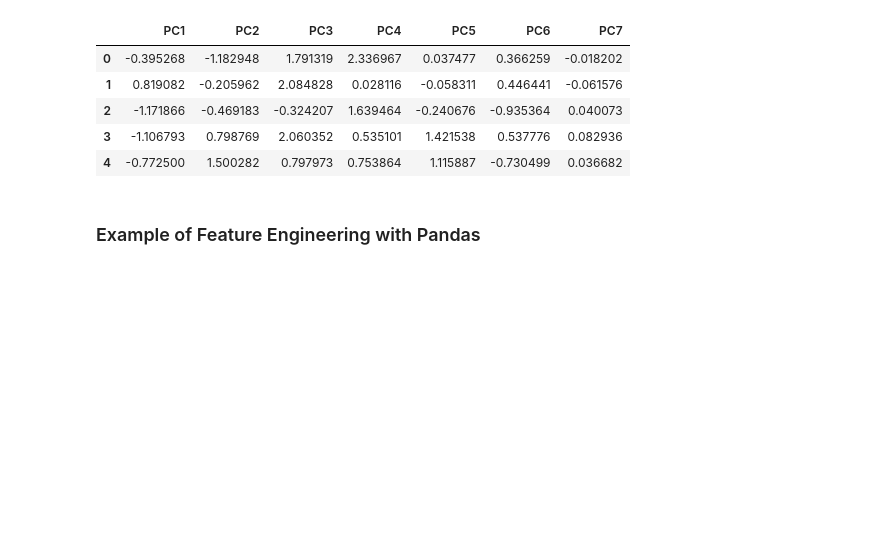
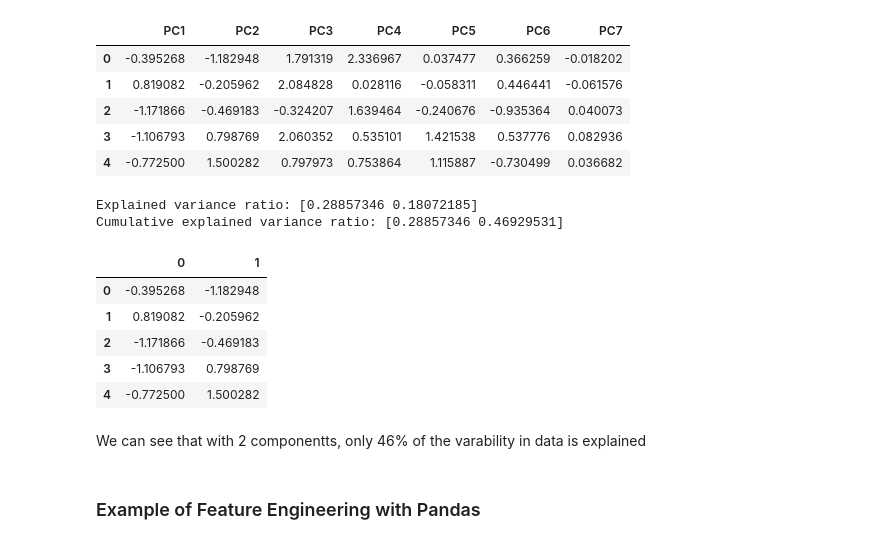
Before and after one commit to delinai/schulich_ds1, a Jupyter notebook: In-class Code/Module5_Feature_Engineering.ipynb, the cells around one changed output. Cells and saved outputs as stored; diff of their text form; code cells hidden in the pictures; blank space fills up the shorter version.

```diff
--- a/In-class Code/Module5_Feature_Engineering.ipynb
+++ b/In-class Code/Module5_Feature_Engineering.ipynb
@@ -90,6 +90,35 @@ Cumulative explained variance ratio: [0.28857346 0.46929531 0.61605019 0.7598648
 | 2 | -1.171866 | -0.469183 | -0.324207 | 1.639464 | -0.240676 | -0.935364 | 0.040073 |
 | 3 | -1.106793 | 0.798769 | 2.060352 | 0.535101 | 1.421538 | 0.537776 | 0.082936 |
 | 4 | -0.772500 | 1.500282 | 0.797973 | 0.753864 | 1.115887 | -0.730499 | 0.036682 |
+# %%
+# Let's do the same, but now let's reduce to 2 components
+# Perform PCA
+pca = PCA(n_components = 2)
+df_pca = pca.fit_transform(df_std)
+
+# The transformed data is an array, convert it back into a dataframe
+df_pca = pd.DataFrame(df_pca)
+
+# Print the explained variance ratio
+print('Explained variance ratio:', pca.explained_variance_ratio_)
+
+# Print the cumulative explained variance ratio
+cumsum_variance = np.cumsum(pca.explained_variance_ratio_)
+print('Cumulative explained variance ratio:', cumsum_variance)
+
+# Show the first few rows of transformed dataframe
+df_pca.head()
+# %% [output]
+Explained variance ratio: [0.28857346 0.18072185]
+Cumulative explained variance ratio: [0.28857346 0.46929531]
+|  | 0 | 1 |
+| 0 | -0.395268 | -1.182948 |
+| 1 | 0.819082 | -0.205962 |
+| 2 | -1.171866 | -0.469183 |
+| 3 | -1.106793 | 0.798769 |
+| 4 | -0.772500 | 1.500282 |
+# %% [markdown]
+We can see that with 2 componentts, only 46% of the varability in data is explained
 # %% [markdown]
 ### Example of Feature Engineering with Pandas
 # %%
```
